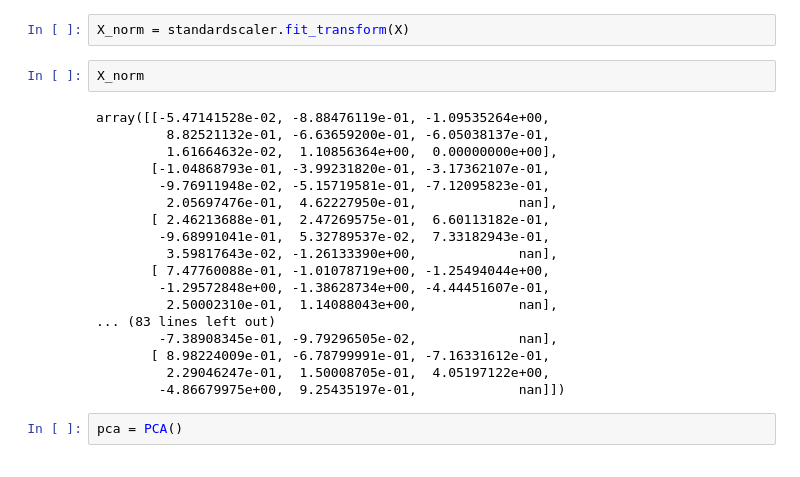
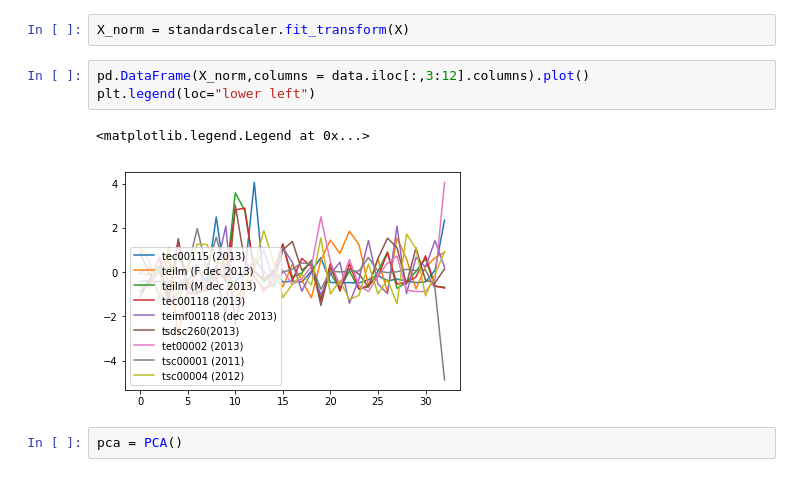
Before and after one commit to amadousysada/BI, a Jupyter notebook: tp2.1.1.ipynb, the cells around one changed output. Saved outputs shown, nothing was run; the diff lists cells and outputs as text.

```diff
--- a/tp2.1.1.ipynb
+++ b/tp2.1.1.ipynb
@@ -64,26 +83,12 @@ Index(['tec00115 (2013)', 'teilm (F dec 2013)', 'teilm (M dec 2013)',
       dtype='object')
 # %%
 X_norm = standardscaler.fit_transform(X)
-# %%
-X_norm
-# %% [output]
-array([[-5.47141528e-02, -8.88476119e-01, -1.09535264e+00,
-         8.82521132e-01, -6.63659200e-01, -6.05038137e-01,
-         1.61664632e-02,  1.10856364e+00,  0.00000000e+00],
-       [-1.04868793e-01, -3.99231820e-01, -3.17362107e-01,
-        -9.76911948e-02, -5.15719581e-01, -7.12095823e-01,
-         2.05697476e-01,  4.62227950e-01,             nan],
-       [ 2.46213688e-01,  2.47269575e-01,  6.60113182e-01,
-        -9.68991041e-01,  5.32789537e-02,  7.33182943e-01,
-         3.59817643e-02, -1.26133390e+00,             nan],
-       [ 7.47760088e-01, -1.01078719e+00, -1.25494044e+00,
-        -1.29572848e+00, -1.38628734e+00, -4.44451607e-01,
-         2.50002310e-01,  1.14088043e+00,             nan],
-... (83 lines left out)
-        -7.38908345e-01, -9.79296505e-02,             nan],
-       [ 8.98224009e-01, -6.78799991e-01, -7.16331612e-01,
-         2.29046247e-01,  1.50008705e-01,  4.05197122e+00,
-        -4.86679975e+00,  9.25435197e-01,             nan]])
+# %%
+pd.DataFrame(X_norm,columns = data.iloc[:,3:12].columns).plot()
+plt.legend(loc="lower left")
+# %% [output]
+<matplotlib.legend.Legend at 0x...>
+[figure, added]
 # %%
 pca = PCA()
 # %%
```
Also changed, not shown: parts of 8 cells of this notebook, 15 other files.
